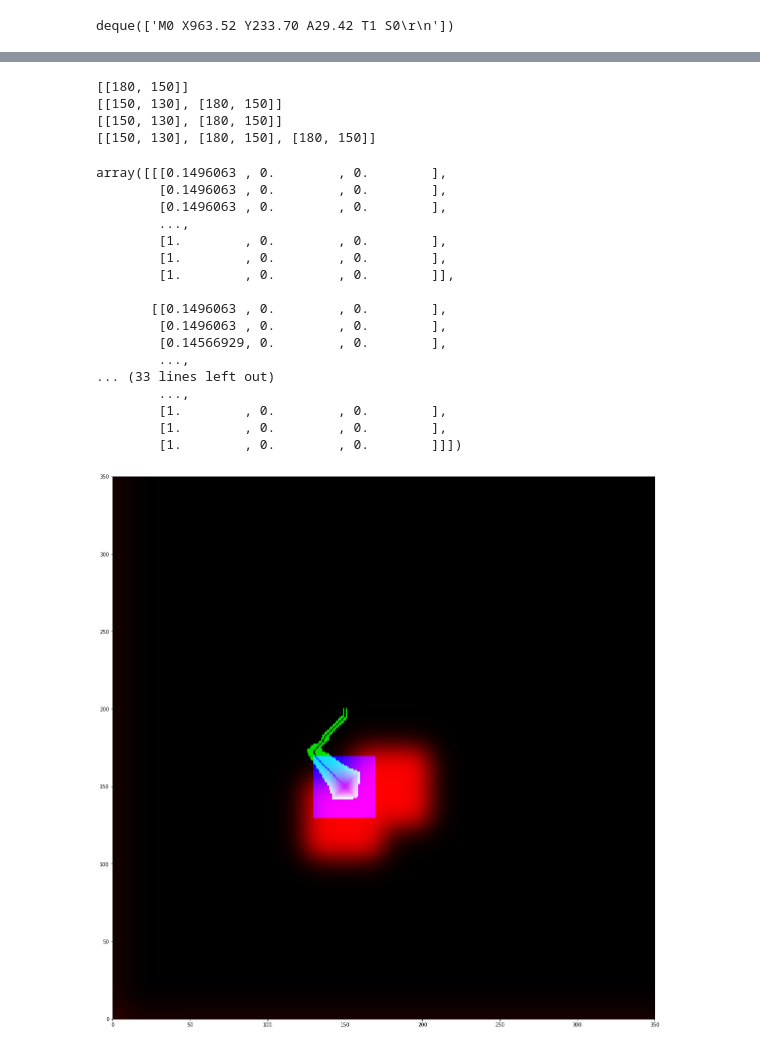
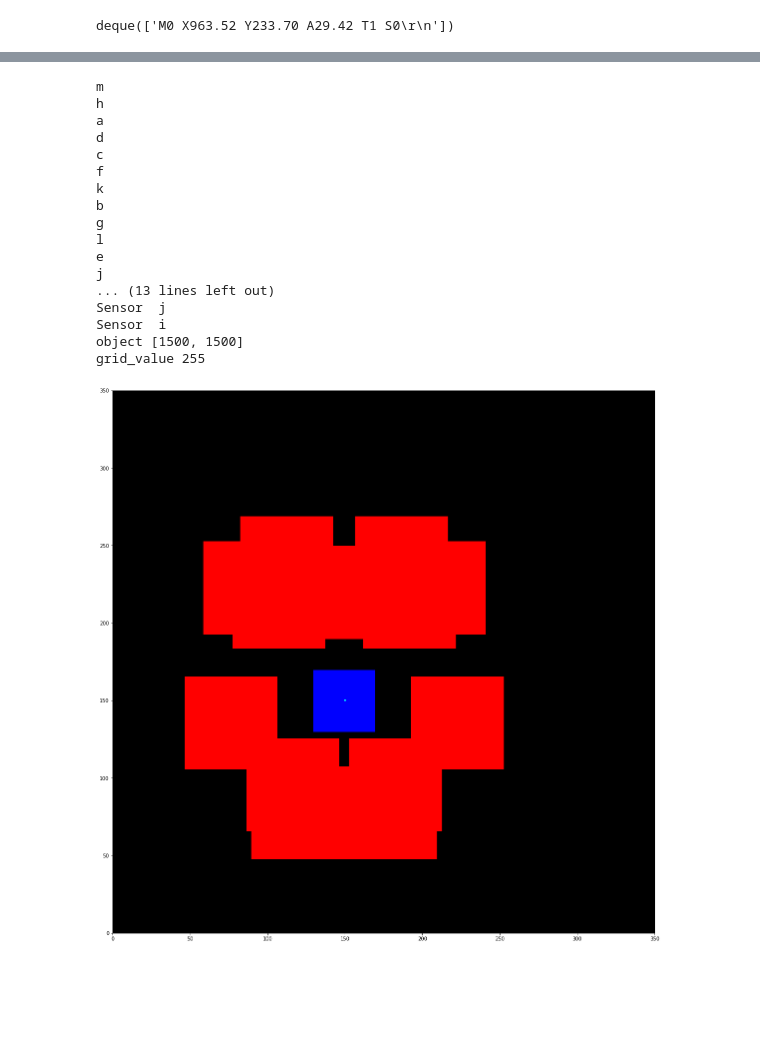
Before and after one commit to Guilhem74/STI_Robotic_Competition_Software, a Jupyter notebook: Architecture/main.ipynb, the cells around one changed output, grey strips where cells are left out. Saved outputs shown, nothing was run; the diff lists cells and outputs as text; code cells hidden in the pictures; blank space fills up the shorter version.

Commit message:
Sensor_angle added
Working sytem of detection

```diff
--- a/Architecture/main.ipynb
+++ b/Architecture/main.ipynb
@@ -129,9 +132,10 @@ def Main_Loop(Set_Objective,robot,mapper):
         print('End of total movement')
     return path, G
 # %%
-buf_stm.append("G92 X10 Y250 A0\r\n")
+#buf_stm.append("G92 X250 Y250 A0\r\n") M15 S8 abcd  4 2 ou 1 gauche ghj droite eif  front klm
 print('Position Set')
-robot = Robot.robot(10,250,0)
+robot = Robot.robot(250,250,0)
+
 print('Robot objet Set')
 mapper = Map_Generator.Mapping()
 # %% [output]
@@ -238,44 +257,44 @@ while(running)
 # %%
 import robot as Robot
 import Astar as Path_Generator
 import Mapping as Map_Generator
 import numpy as np
 import matplotlib.pyplot as plt
 from parse import *
 %matplotlib inline
-robot = Robot.robot(1500,15000,90)
+robot = Robot.robot(1500,1500,0)
 robot.set_position(1500,1500,90)
-print(robot.sensor_state(1024+64))
-print(robot.sensor_state(2048+16))
-mapper = Mapping.Mapping()
+
+#print(robot.sensor_state(2048+16))
+mapper = Map_Generator.Mapping()
 grid_updated=mapper.map()
+XY = robot.sensor_state(1+2 +4 + 8+ 16+32+64+128+256+512+1024+2048+4096)
+#XY = robot.sensor_state(1+2+4096)
+mapper.new_obstacle(XY )
+grid_updated=mapper.map()
+objective = [1500,1500]
 
-mapper.new_obstacle(robot.sensor_state(2048+16))
-grid=mapper.new_obstacle(robot.sensor_state(1024+64))
-grid_updated=mapper.map()
-path, cost , G = Path_Generator.AStarSearch((1500,1500), (1500,2000), grid_updated)
+print("object",objective)
+print("grid_value",np.max(grid_updated))
+path, cost , G = Path_Generator.AStarSearch((1500,1501), (objective[0],objective[1]), grid_updated)
 
 mapper.display(G,path,robot)
 # %% [output]
-[[180, 150]]
-[[150, 130], [180, 150]]
-[[150, 130], [180, 150]]
-[[150, 130], [180, 150], [180, 150]]
+m
+h
+a
+d
+c
+f
+k
+b
+g
+l
+e
+j
+... (13 lines left out)
+Sensor  j
+Sensor  i
+object [1500, 1500]
+grid_value 255
-array([[[0.1496063 , 0.        , 0.        ],
-        [0.1496063 , 0.        , 0.        ],
-        [0.1496063 , 0.        , 0.        ],
-        ...,
-        [1.        , 0.        , 0.        ],
-        [1.        , 0.        , 0.        ],
-        [1.        , 0.        , 0.        ]],
-
-       [[0.1496063 , 0.        , 0.        ],
-        [0.1496063 , 0.        , 0.        ],
-        [0.14566929, 0.        , 0.        ],
-        ...,
-... (33 lines left out)
-        ...,
-        [1.        , 0.        , 0.        ],
-        [1.        , 0.        , 0.        ],
-        [1.        , 0.        , 0.        ]]])
-[figure, old version]
+[figure, new version]
```
Also changed, not shown: parts of 9 cells of this notebook, 1 other file.
